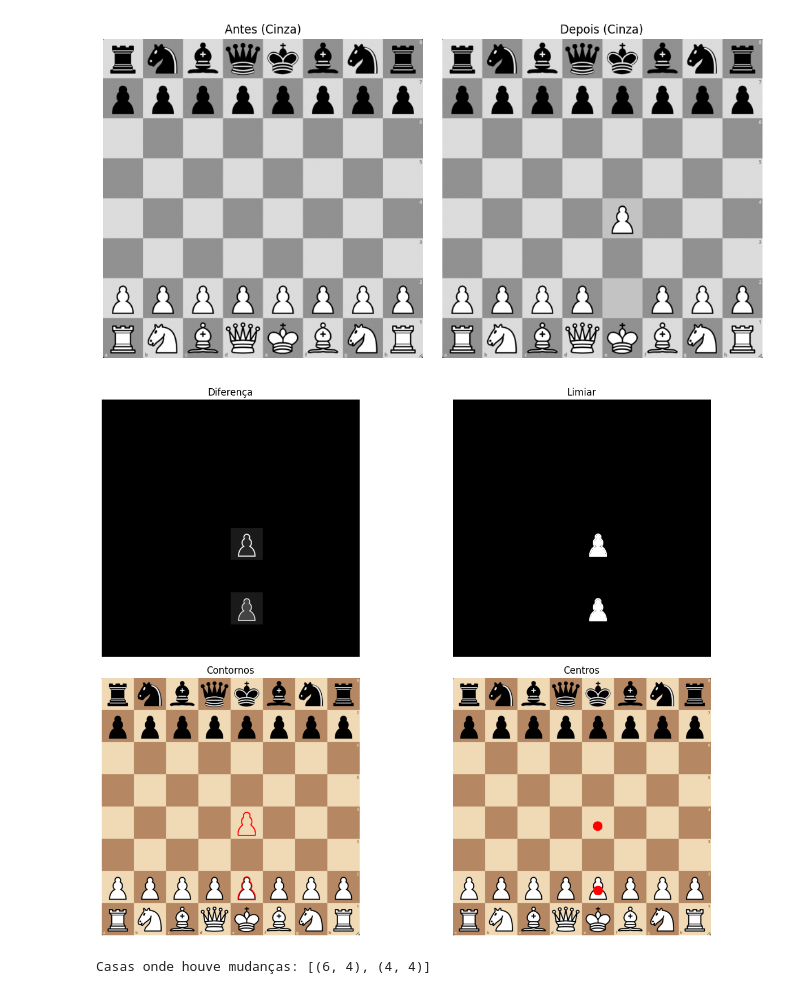
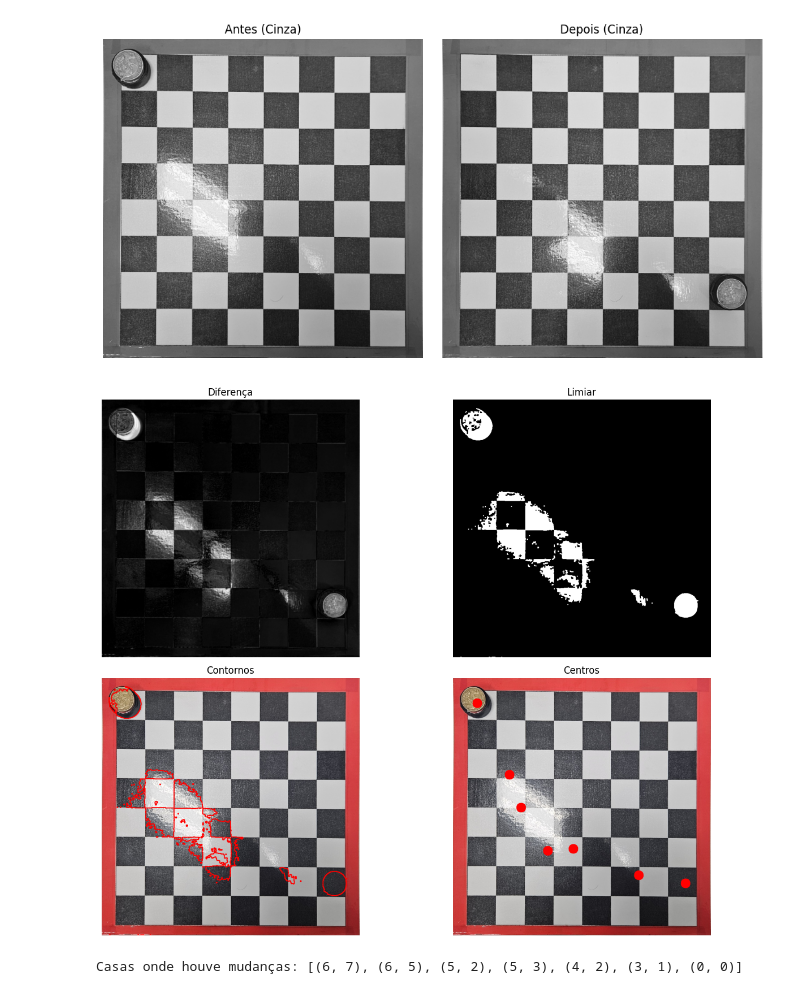
Before and after one commit to atrsp/ChessBot, a Jupyter notebook: server/chess.ipynb, the cells around one changed output. Saved outputs shown, nothing was run; the diff lists cells and outputs as text; code cells hidden in the pictures.

```diff
--- a/server/chess.ipynb
+++ b/server/chess.ipynb
@@ -3,8 +3,8 @@ import cv2
 import numpy as np
 import matplotlib.pyplot as plt
 # %%
-img1 = cv2.imread('antes.png')
-img2 = cv2.imread('depois.png')
+img1 = cv2.imread('antes2.jpg')
+img2 = cv2.imread('depois2.jpg')
 img1_rgb = cv2.cvtColor(img1, cv2.COLOR_BGR2RGB)
 img2_rgb = cv2.cvtColor(img2, cv2.COLOR_BGR2RGB)
 
@@ -52,12 +52,15 @@ plt.axis('off')
 plt.tight_layout()
 plt.show()
 # %% [output]
-[figure, old version]
+[figure, new version]
 # %%
-diff = cv2.absdiff(gray1, gray2)
-_, thresh = cv2.threshold(diff, 30, 255, cv2.THRESH_BINARY)
+gray1_blur = cv2.GaussianBlur(gray1, (5, 5), 0)
+gray2_blur = cv2.GaussianBlur(gray2, (5, 5), 0)
+diff = cv2.absdiff(gray1_blur, gray2_blur)
+_, thresh = cv2.threshold(diff, 40, 255, cv2.THRESH_BINARY)
 kernel = np.ones((3, 3), np.uint8)
 thresh = cv2.morphologyEx(thresh, cv2.MORPH_OPEN, kernel)
+thresh = cv2.morphologyEx(thresh, cv2.MORPH_CLOSE, kernel)
 
 # Encontrar contornos
 contours, _ = cv2.findContours(thresh, cv2.RETR_EXTERNAL, cv2.CHAIN_APPROX_SIMPLE)
@@ -69,51 +72,54 @@ cv2.drawContours(output_contours, contours, -1, (255, 0, 0), 2)
 output_centers = img1_rgb.copy()
 centers = []
 
+min_area = 800  # você pode ajustar esse valor
 for cnt in contours:
+    if cv2.contourArea(cnt) < min_area:
+        continue  # ignora contornos pequenos
     M = cv2.moments(cnt)
     if M['m00'] > 0:
         cx = int(M['m10'] / M['m00'])
         cy = int(M['m01'] / M['m00'])
         centers.append((cx, cy))
         cv2.circle(output_centers, (cx, cy), 15, (255, 0, 0), -1)
 
 # Exibir em layout 2x2
 plt.figure(figsize=(14, 10))
 
 plt.subplot(2, 2, 1)
 plt.imshow(diff, cmap='gray')
 plt.title('Diferença')
 plt.axis('off')
 
 plt.subplot(2, 2, 2)
 plt.imshow(thresh, cmap='gray')
 plt.title('Limiar')
 plt.axis('off')
 
 plt.subplot(2, 2, 3)
 plt.imshow(output_contours)
 plt.title('Contornos')
 plt.axis('off')
 
 plt.subplot(2, 2, 4)
 plt.imshow(output_centers)
 plt.title('Centros')
 plt.axis('off')
 
 plt.tight_layout()
 plt.show()
 # %% [output]
-[figure, old version]
+[figure, new version]
 # %%
 casas = []
-for cx, cy in centros:
+for cx, cy in centers:
     col = cx // cell_w  # coluna (0 a 7)
     row = cy // cell_h  # linha (0 a 7)
     casas.append((row, col))  # linha 0 é a de cima, coluna 0 é a da esquerda
 
 print("Casas onde houve mudanças:", casas)
 # %% [output]
-Casas onde houve mudanças: [(6, 4), (4, 4)]
+Casas onde houve mudanças: [(6, 7), (6, 5), (5, 2), (5, 3), (4, 2), (3, 1), (0, 0)]
 # %%
 def posicao_xadrez(row, col):
     col_letra = chr(ord('a') + col)
```
Also changed, not shown: parts of 3 cells of this notebook, 16 other files.
